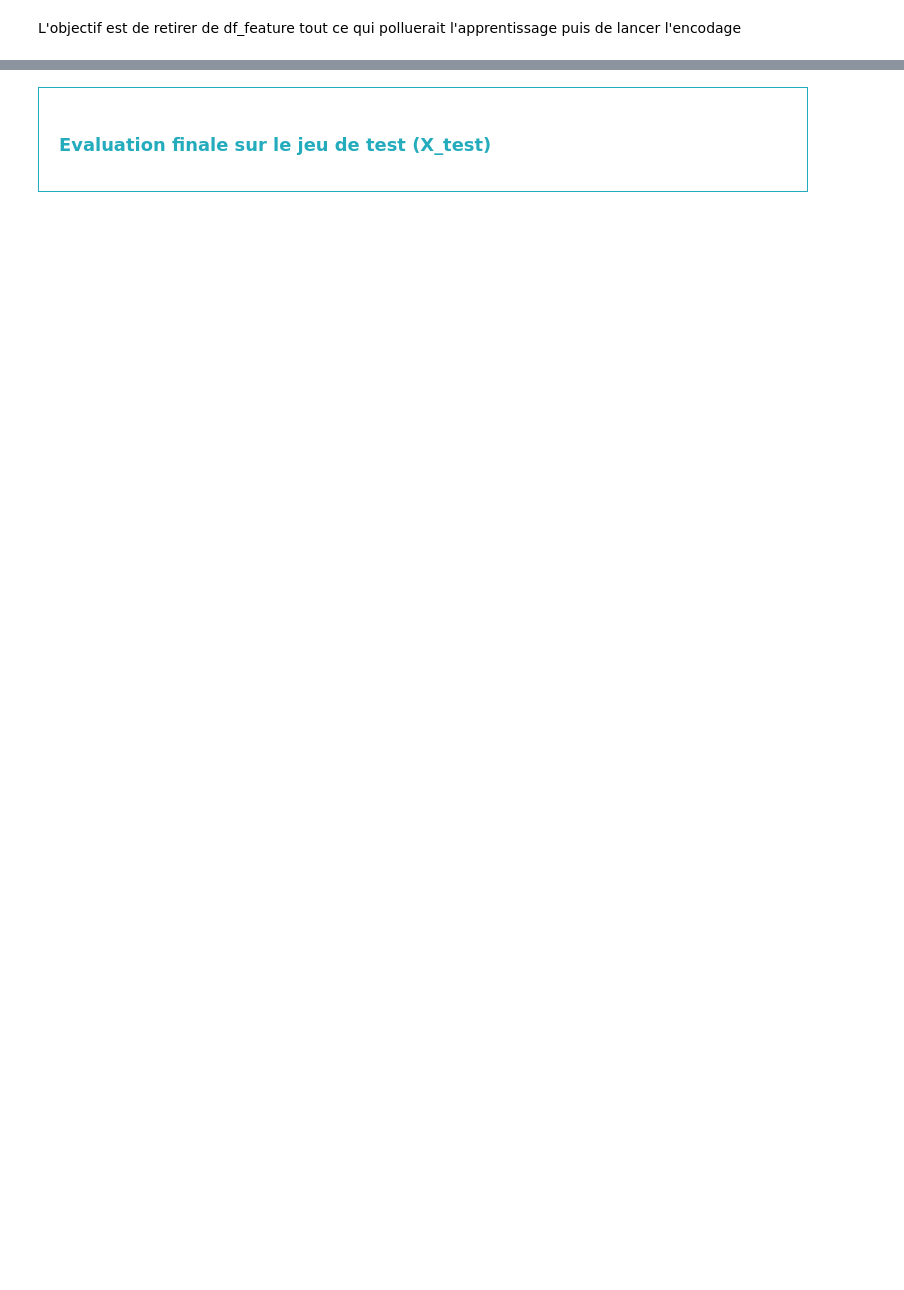
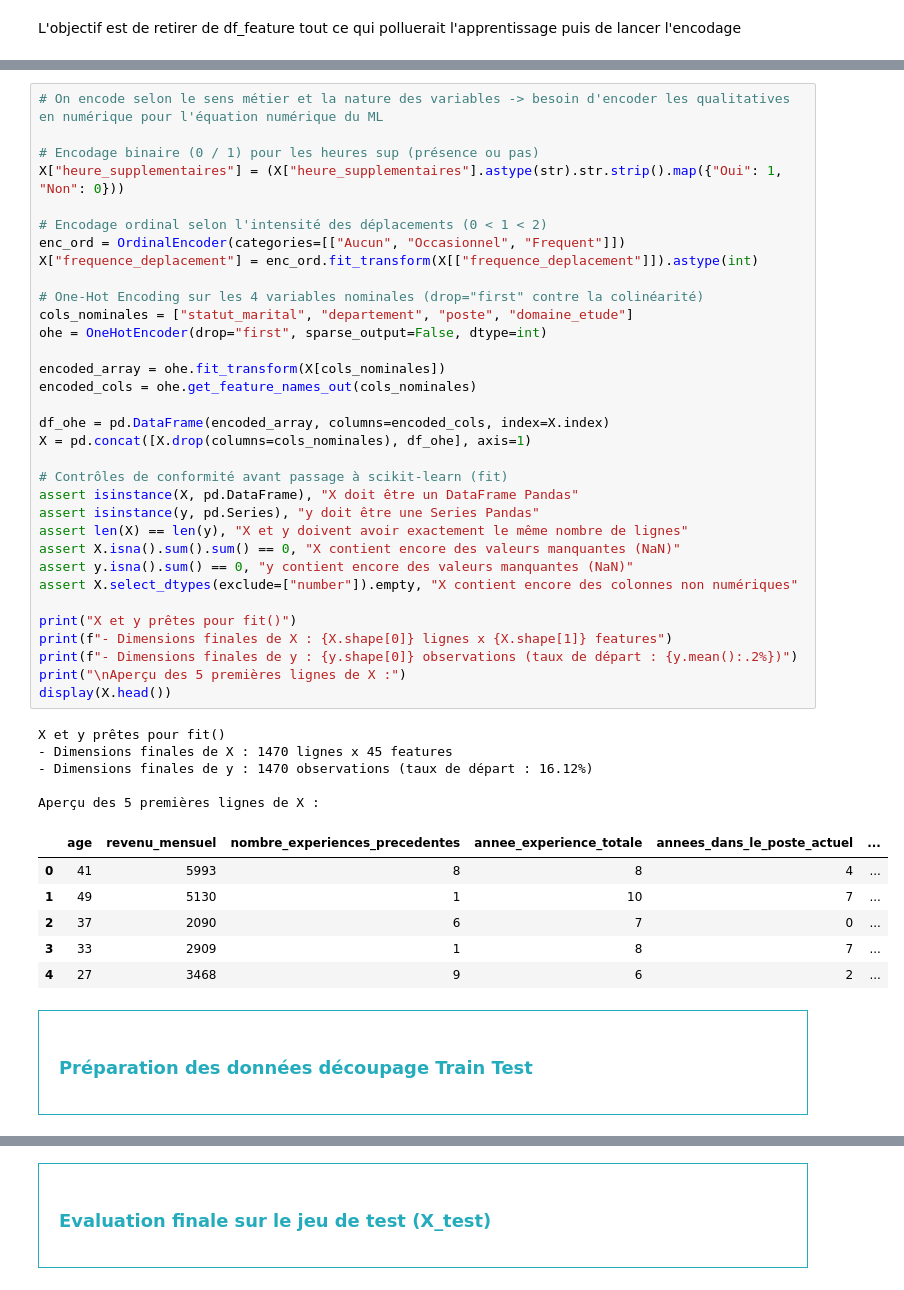
Before and after one commit to Alexis-h2/P4_OC_Classification_RH_turn_over, a Jupyter notebook: Hernandez_Alexis_1_notebook_112026.ipynb, the cells around one changed output, grey strips where cells are left out. Cells and saved outputs as stored; diff of their text form; blank space fills up the shorter version.

Commit message:
Nettoyage ancien code + installations poetry + fin nettoyage des colonnes + encodage + découpage + comparaison modéles en smote et class weight et analyse

```diff
--- a/Hernandez_Alexis_1_notebook_112026.ipynb
+++ b/Hernandez_Alexis_1_notebook_112026.ipynb
@@ -2349,0 +1333,49 @@ PrimaryPropertyType_Supermarket / Grocery Store            2.56
+# %%
+# On encode selon le sens métier et la nature des variables -> besoin d'encoder les qualitatives en numérique pour l'équation numérique du ML
+
+# Encodage binaire (0 / 1) pour les heures sup (présence ou pas)
+X["heure_supplementaires"] = (X["heure_supplementaires"].astype(str).str.strip().map({"Oui": 1, "Non": 0}))
+
+# Encodage ordinal selon l'intensité des déplacements (0 < 1 < 2)
+enc_ord = OrdinalEncoder(categories=[["Aucun", "Occasionnel", "Frequent"]])
+X["frequence_deplacement"] = enc_ord.fit_transform(X[["frequence_deplacement"]]).astype(int)
+
+# One-Hot Encoding sur les 4 variables nominales (drop="first" contre la colinéarité)
+cols_nominales = ["statut_marital", "departement", "poste", "domaine_etude"]
+ohe = OneHotEncoder(drop="first", sparse_output=False, dtype=int)
+
+encoded_array = ohe.fit_transform(X[cols_nominales])
+encoded_cols = ohe.get_feature_names_out(cols_nominales)
+
+df_ohe = pd.DataFrame(encoded_array, columns=encoded_cols, index=X.index)
+X = pd.concat([X.drop(columns=cols_nominales), df_ohe], axis=1)
+
+# Contrôles de conformité avant passage à scikit-learn (fit)
+assert isinstance(X, pd.DataFrame), "X doit être un DataFrame Pandas"
+assert isinstance(y, pd.Series), "y doit être une Series Pandas"
+assert len(X) == len(y), "X et y doivent avoir exactement le même nombre de lignes"
+assert X.isna().sum().sum() == 0, "X contient encore des valeurs manquantes (NaN)"
+assert y.isna().sum() == 0, "y contient encore des valeurs manquantes (NaN)"
+assert X.select_dtypes(exclude=["number"]).empty, "X contient encore des colonnes non numériques"
+
+print("X et y prêtes pour fit()")
+print(f"- Dimensions finales de X : {X.shape[0]} lignes x {X.shape[1]} features")
+print(f"- Dimensions finales de y : {y.shape[0]} observations (taux de départ : {y.mean():.2%})")
+print("\nAperçu des 5 premières lignes de X :")
+display(X.head())
+# %% [output]
+X et y prêtes pour fit()
+- Dimensions finales de X : 1470 lignes x 45 features
+- Dimensions finales de y : 1470 observations (taux de départ : 16.12%)
+
+Aperçu des 5 premières lignes de X :
+|  | age | revenu_mensuel | nombre_experiences_precedentes | annee_experience_totale | annees_dans_le_poste_actuel | ... |
+| 0 | 41 | 5993 | 8 | 8 | 4 | ... |
+| 1 | 49 | 5130 | 1 | 10 | 7 | ... |
+| 2 | 37 | 2090 | 6 | 7 | 0 | ... |
+| 3 | 33 | 2909 | 1 | 8 | 7 | ... |
+| 4 | 27 | 3468 | 9 | 6 | 2 | ... |
+# %% [markdown]
+<div style="border: 1px solid RGB(36,172,189);" >
+<h3 style="margin: auto; padding: 20px; color: RGB(36,172,189); ">Préparation des données découpage Train Test</h3>
+</div>
```
Also changed, not shown: parts of 79 cells of this notebook, 6 other files.
